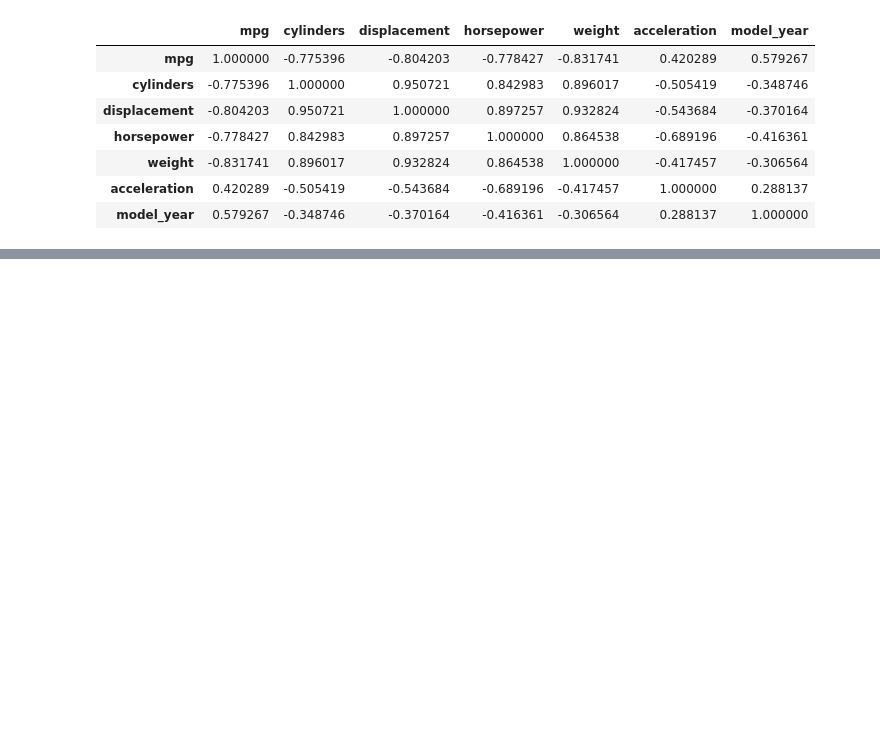
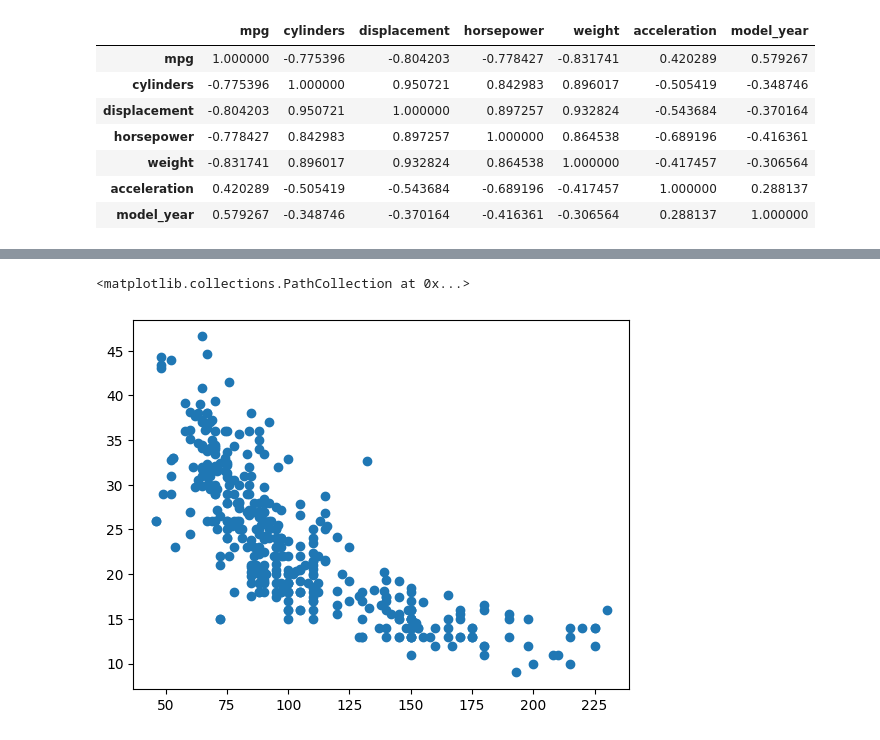
Before and after one commit to rauldgarcia/Data_analysis, a Jupyter notebook: CLASS 1/class_9.ipynb, the cells around one changed output, grey strips where cells are left out. Saved outputs shown, nothing was run; the diff lists cells and outputs as text; code cells hidden in the pictures; blank space fills up the shorter version.

```diff
--- a/CLASS 1/class_9.ipynb
+++ b/CLASS 1/class_9.ipynb
@@ -116,0 +122,2 @@ mpg.corr()
+# %%
+train = data[['mpg', 'horsepower', 'weight']]
@@ -116,0 +146,2 @@ mpg.corr()
+# %%
+train = train.dropna()
@@ -116,0 +154,3 @@ mpg.corr()
+# %%
+y = train.iloc[:,0].values.reshape(-1, 1)
+y
@@ -116,0 +175,3 @@ mpg.corr()
+# %%
+x = train.iloc[:,1:].values
+x
@@ -116,0 +198,5 @@ mpg.corr()
+# %%
+plt.scatter(x[:,0], y)
+# %% [output]
+<matplotlib.collections.PathCollection at 0x...>
+[figure, added]
```
Also changed, not shown: parts of 36 cells of this notebook.
